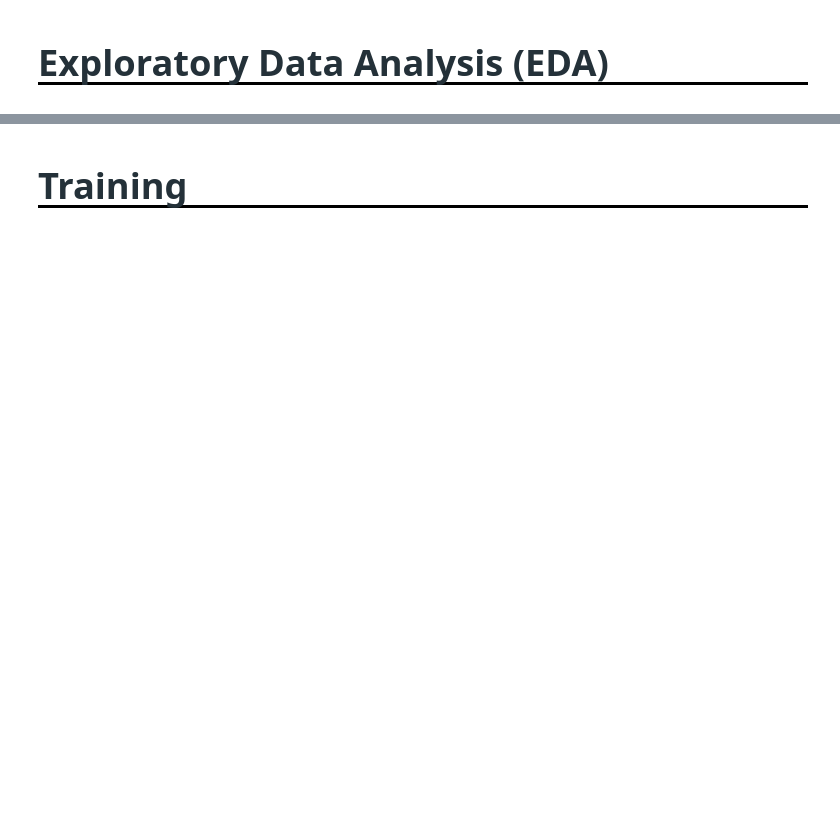
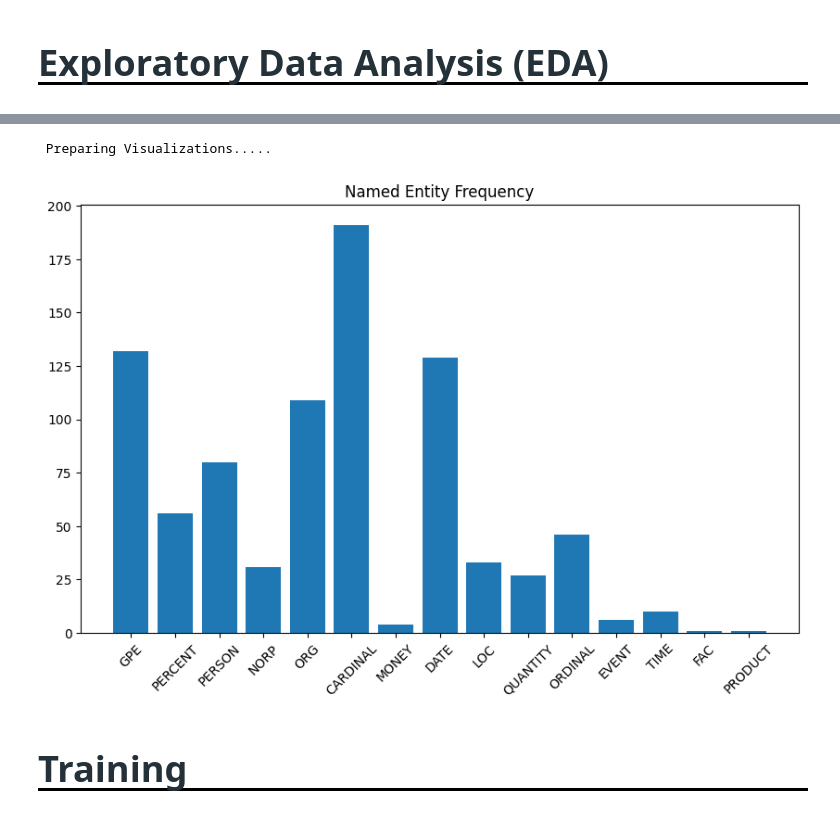
Before and after one commit to JD-DS/Learning-Agency-Lab---Automated-Essay-Scoring-2.0, a Jupyter notebook: scoring_Project_Report.ipynb, the cells around one changed output, grey strips where cells are left out. Cells and saved outputs as stored; diff of their text form; code cells hidden in the pictures; blank space fills up the shorter version.

```diff
--- a/scoring_Project_Report.ipynb
+++ b/scoring_Project_Report.ipynb
@@ -248,3 +276,23 @@ NameError: name 'corpora' is not defined
+# %%
+# Named Entity Recognition (Limiting to first 100 rows for demonstration)
+nlp = spacy.load("en_core_web_sm")
+texts = ' '.join(train['cleaned_text'][:100])
+doc_text = nlp(texts)
+
+print('\n Preparing Visualizations.....')
+
+# Count the frequencies of named entity types in summaries and prompts
+entity_freq_summaries = Counter([ent.label_ for ent in doc_text.ents])
+
+# Visualize named entity frequencies
+plt.figure(figsize=(10, 6))
+plt.bar(entity_freq_summaries.keys(), entity_freq_summaries.values())
+plt.title('Named Entity Frequency')
+plt.xticks(rotation=45)
+plt.show()
+# %% [output]
+ Preparing Visualizations.....
+[figure, added]
 # %%
 # Preprocessing
 # Placeholder for preprocessing code
```
Also changed, not shown: parts of 26 cells of this notebook, 1 other file.
